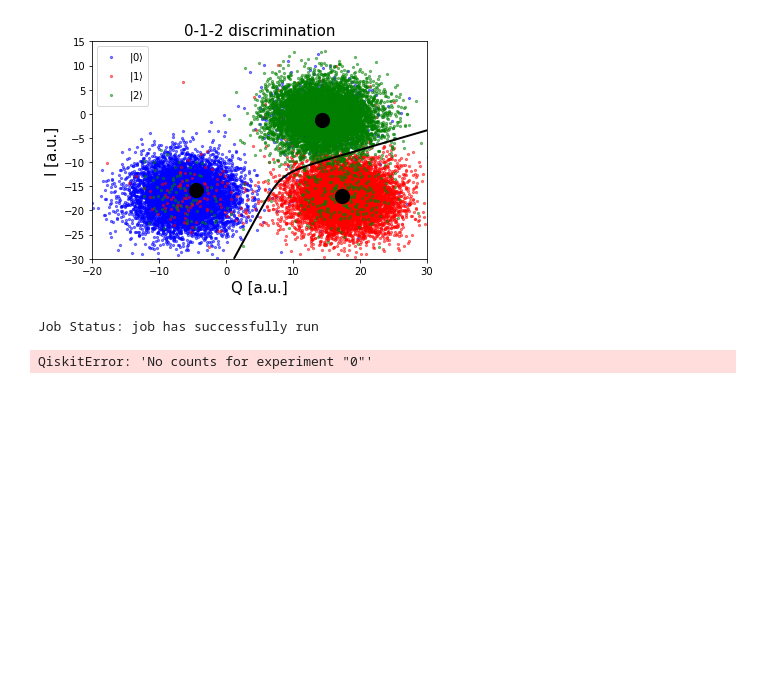
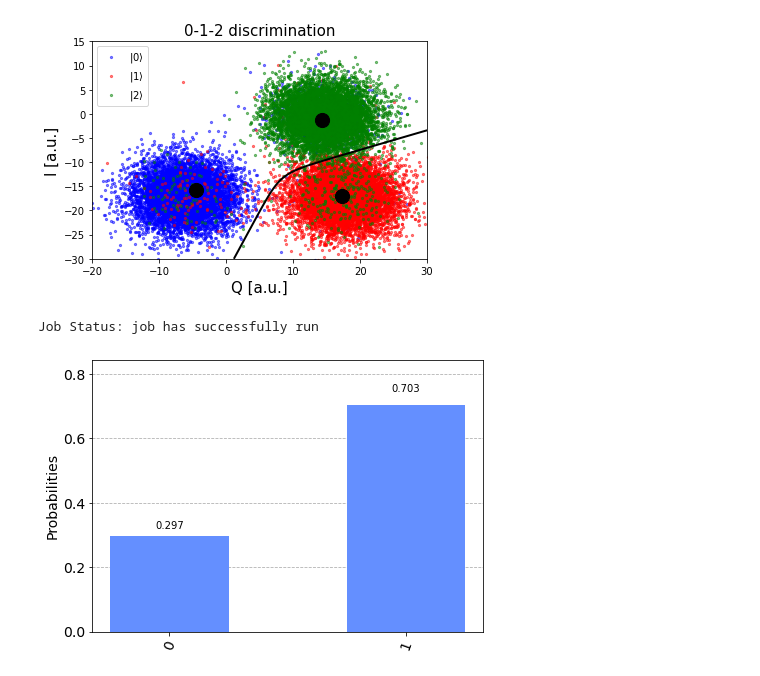
Before and after one commit to spham1611/PulsatingPulseLab, a Jupyter notebook: Hadamard.ipynb, the cells around one changed output. Cells and saved outputs as stored; diff of their text form; code cells hidden in the pictures; blank space fills up the shorter version.

```diff
--- a/Hadamard.ipynb
+++ b/Hadamard.ipynb
@@ -370,7 +455,7 @@ separatrixPlot(LDA_012, x_min, x_max, y_min, y_max, NUM_SHOTS)
 num_shots = 2**13
 
 job = backend.run(qc,
-                  meas_level=1,
+                  meas_level=2,
                   meas_return='avg',
                   shots=num_shots)
 
@@ -382,6 +464,0 @@ job_results = backend.retrieve_job('62fe48a1fee3a69f0578db08')
-# %%
-job=job_results.result()
-
-job.get_counts()
-# %% [output]
-QiskitError: 'No counts for experiment "0"'
@@ -389,0 +465,5 @@ from sklearn.svm import SVC
+# %%
+counts = job.result().get_counts()
+plot_histogram(counts)
+# %% [output]
+[figure, added]
```
Also changed, not shown: parts of 12 cells of this notebook, 1 other file.
